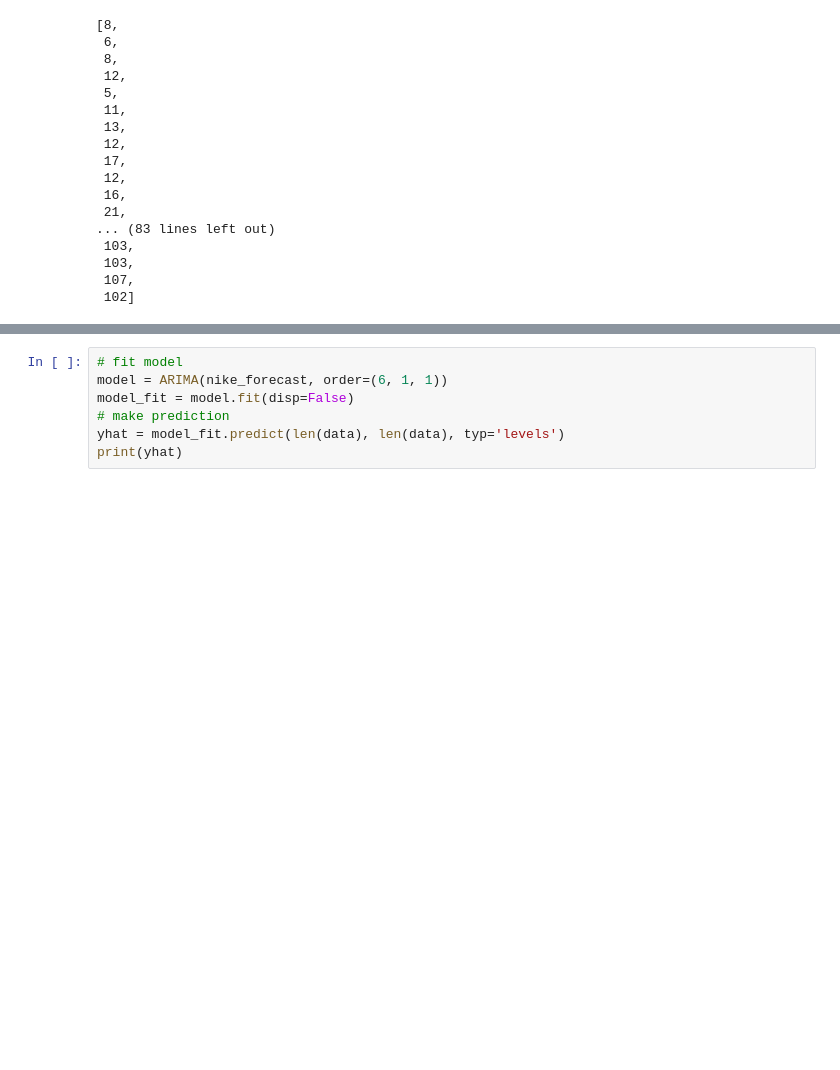
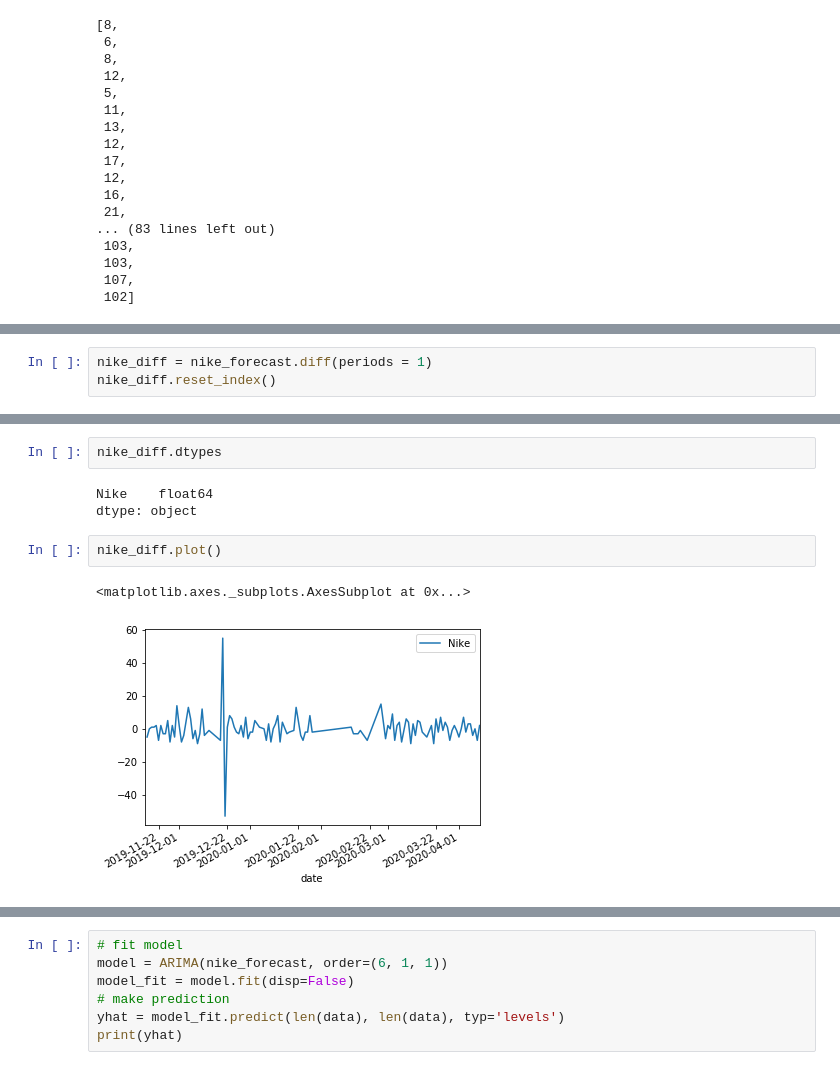
Before and after one commit to dxjester/Py.sneaker_webscrape, a Jupyter notebook: sneaker_scrape_nb.ipynb, the cells around one changed output, grey strips where cells are left out. Saved outputs shown, nothing was run; the diff lists cells and outputs as text; blank space fills up the shorter version.

```diff
--- a/sneaker_scrape_nb.ipynb
+++ b/sneaker_scrape_nb.ipynb
@@ -1518,0 +1527,3 @@ result.plot()
+# %%
+nike_diff = nike_forecast.diff(periods = 1)
+nike_diff.reset_index()
@@ -1518,0 +1544,10 @@ result.plot()
+# %%
+nike_diff.dtypes
+# %% [output]
+Nike    float64
+dtype: object
+# %%
+nike_diff.plot()
+# %% [output]
+<matplotlib.axes._subplots.AxesSubplot at 0x...>
+[figure, added]
```
Also changed, not shown: parts of 15 cells of this notebook.
